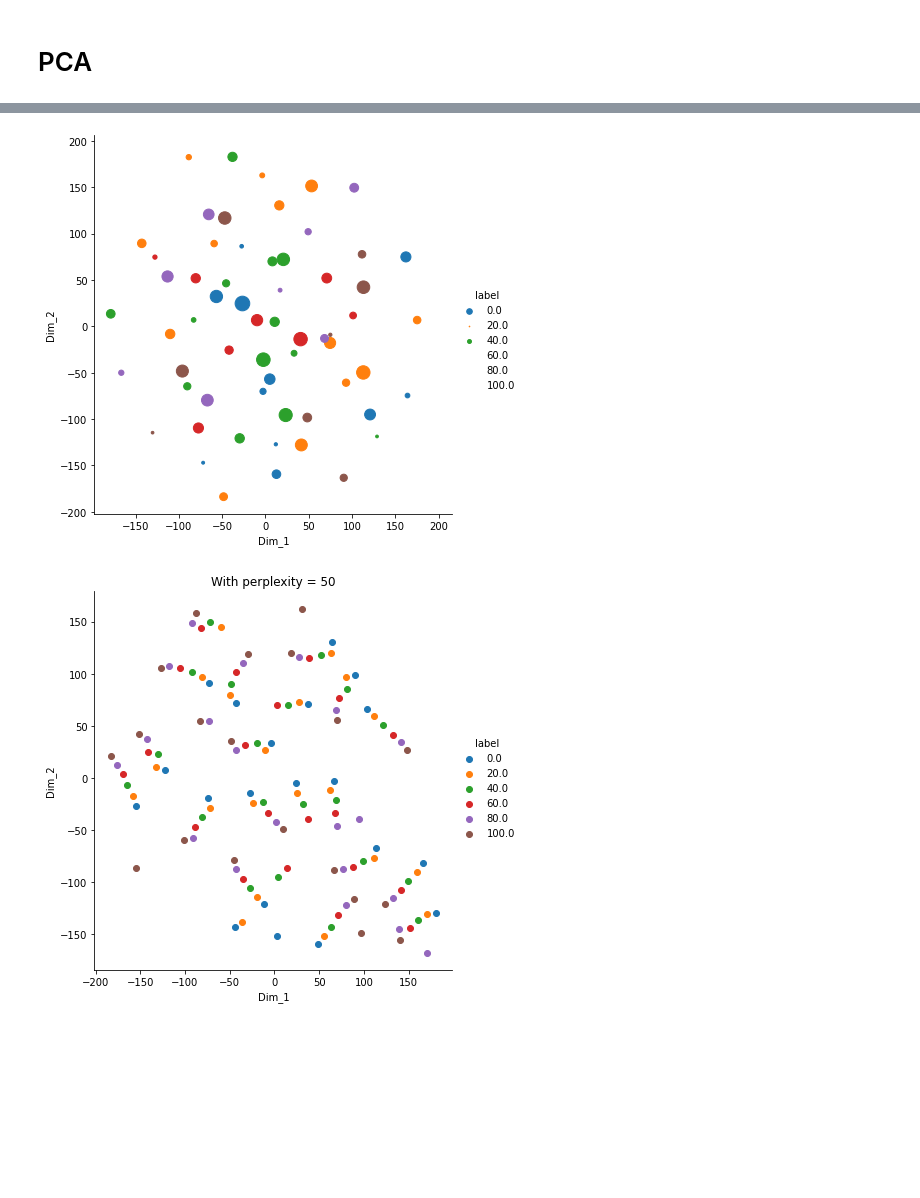
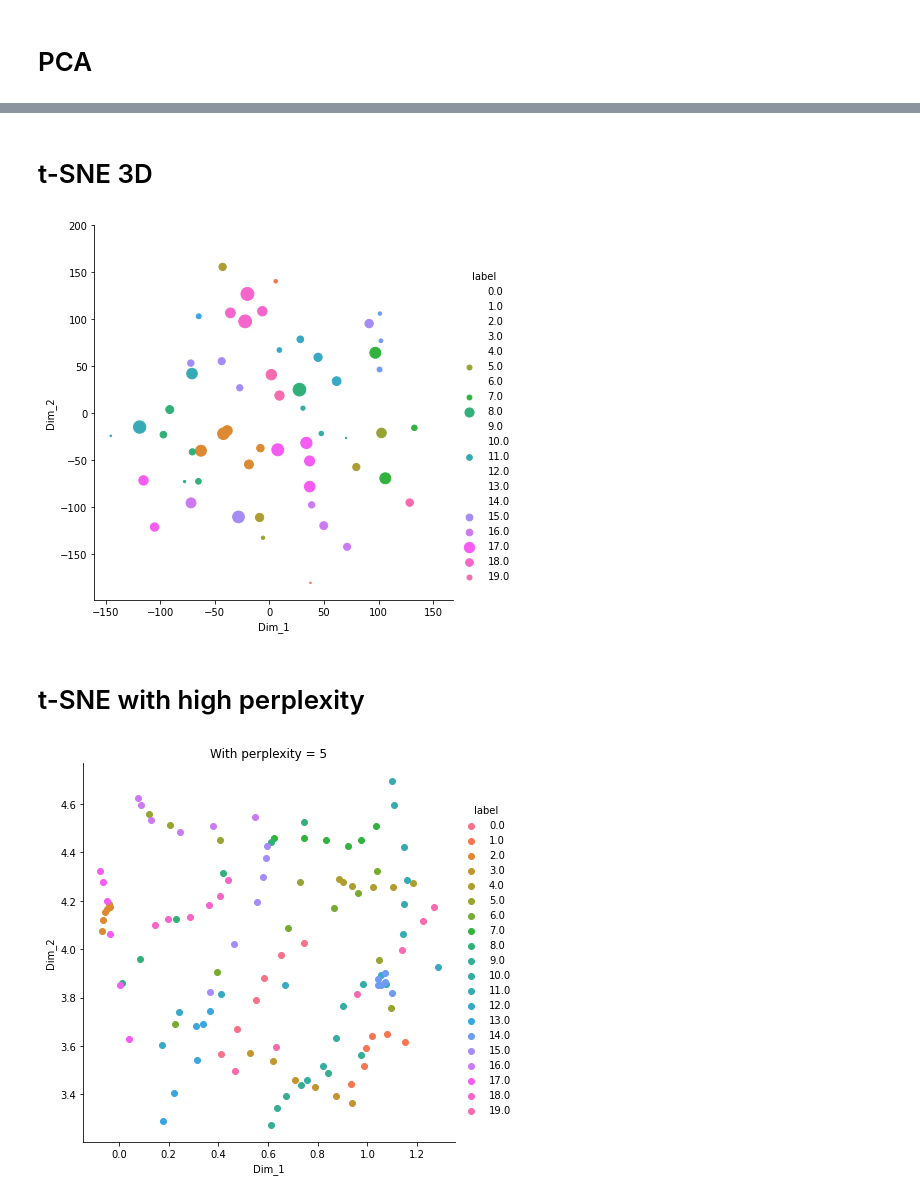
Before and after one commit to SRatna/RAML-morphed-faces, a Jupyter notebook: feature_extraction.ipynb, the cells around one changed output, grey strips where cells are left out. Cells and saved outputs as stored; diff of their text form; code cells hidden in the pictures; blank space fills up the shorter version.

```diff
--- a/feature_extraction.ipynb
+++ b/feature_extraction.ipynb
@@ -102,5 +120,7 @@ shape of pca_reduced.shape =  (120, 2)
+# %% [markdown]
+# t-SNE 3D
 # %%
-model = TSNE(n_components=3, random_state=0)
+model = TSNE(n_components=3, random_state=0, perplexity=10)
 # configuring the parameteres
 # the number of components = 2
 # default perplexity = 30
@@ -118,19 +138,21 @@ tsne_df = pd.DataFrame(data=tsne_data, columns=("Dim_1", "Dim_2",  "Dim_3", "lab
 sn.FacetGrid(tsne_df, hue="label", height=6).map(plt.scatter, 'Dim_1', 'Dim_2', 'Dim_3').add_legend()
 plt.show()
 # %% [output]
-[figure, old version]
+[figure, new version]
+# %% [markdown]
+# t-SNE with high perplexity
 # %%
-model = TSNE(n_components=2, random_state=0, perplexity=10)
+model = TSNE(n_components=2, random_state=0, perplexity=110)
 tsne_data = model.fit_transform(face_feats)
 
 
 # creating a new data frame which help us in ploting the result data
 tsne_data = np.vstack((tsne_data.T, labels)).T
 tsne_df = pd.DataFrame(data=tsne_data, columns=("Dim_1", "Dim_2", "label"))
 
 # Ploting the result of tsne
 sn.FacetGrid(tsne_df, hue="label", height=6).map(plt.scatter, 'Dim_1', 'Dim_2').add_legend()
-plt.title('With perplexity = 50')
+plt.title('With perplexity = 5')
 plt.show()
 # %% [output]
-[figure, old version]
+[figure, new version]
```
Also changed, not shown: parts of 9 cells of this notebook, 1 other file.
